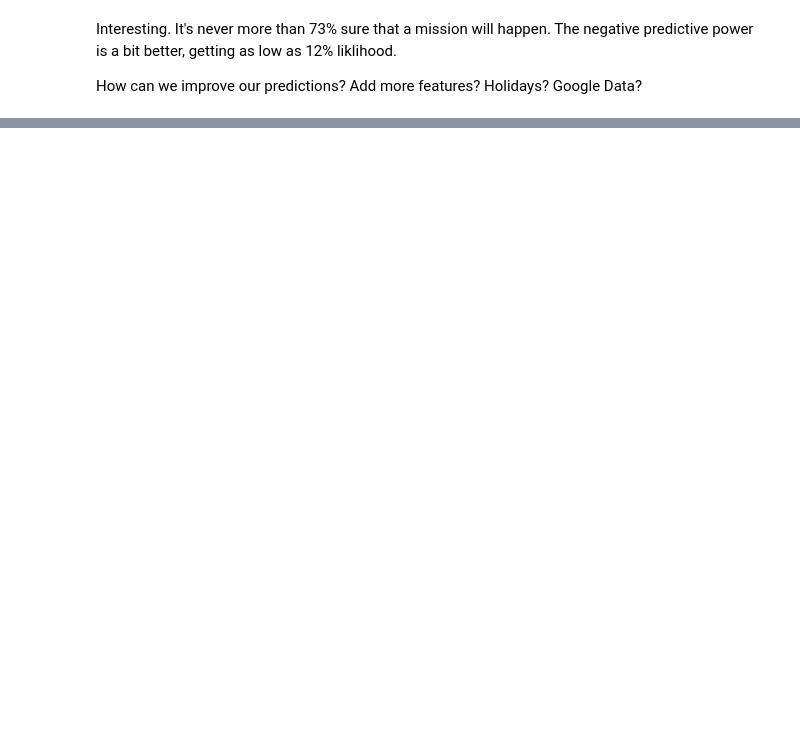
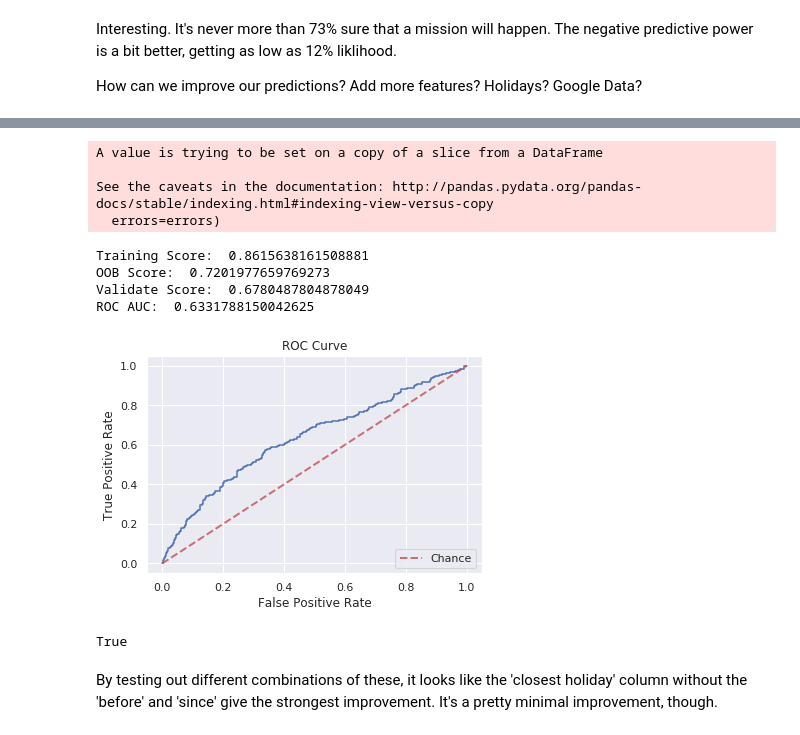
Before and after one commit to afederation/RescueForcast, a Jupyter notebook: Feature Engineering.ipynb, the cells around one changed output, grey strips where cells are left out. Saved outputs shown, nothing was run; the diff lists cells and outputs as text; code cells hidden in the pictures; blank space fills up the shorter version.

Commit message:
model selection

```diff
--- a/Feature Engineering.ipynb
+++ b/Feature Engineering.ipynb
@@ -94,0 +169,55 @@ How can we improve our predictions? Add more features? Holidays? Google Data?
+# %%
+import pandas.tseries.holiday as hol
+
+us_cal = hol.USFederalHolidayCalendar()
+dr = pd.date_range(start='2002-01-01', end='2019-05-01')
+us_holidays = us_cal.holidays(start=dr.min(), end=dr.max())
+# %%
+# Add column holiday bool to data
+
+data['holiday'] = 0
+data['DATE'] =  pd.to_datetime(data['DATE'], infer_datetime_format=True,
+                              format='datetime64[ns]')
+data['holiday'] = data.DATE.isin(us_holidays)
+
+# Insert the number of days before and after closest holiday
+
+holiday = data.holiday
+since = []
+d = 0
+for i in range(len(holiday)):
+    d += 1
+    if holiday[i]:
+        d = 0   # if it's a holiday, reset
+    since.append(d)
+#data['holiday_days_since'] = since
+
+before = []
+d = 0
+for i in range(len(holiday)):
+    d += 1
+    if holiday[len(holiday) - (i+1)]:
+        d = 0   # if it's a holiday, reset
+    before.append(d)
+#data['holiday_days_before'] = before
+
+data['holiday_closest'] = np.minimum(since, before)
+# %%
+# Test it's effect on the model
+
+X_train, y_train, X_validate, y_validate = split_train_val(data)
+m = build_RF(X_train, y_train)
+test_RF(m, X_validate, y_validate)
+# %% [output]
+A value is trying to be set on a copy of a slice from a DataFrame
+
+See the caveats in the documentation: http://pandas.pydata.org/pandas-docs/stable/indexing.html#indexing-view-versus-copy
+  errors=errors)
+Training Score:  0.8615638161508881
+OOB Score:  0.7201977659769273
+Validate Score:  0.6780487804878049
+ROC AUC:  0.6331788150042625
+[figure, added]
+True
+# %% [markdown]
+By testing out different combinations of these, it looks like the 'closest holiday' column without the 'before' and 'since' give the strongest improvement. It's a pretty minimal improvement, though.
```
Also changed, not shown: parts of 21 cells of this notebook, 2 other files.
